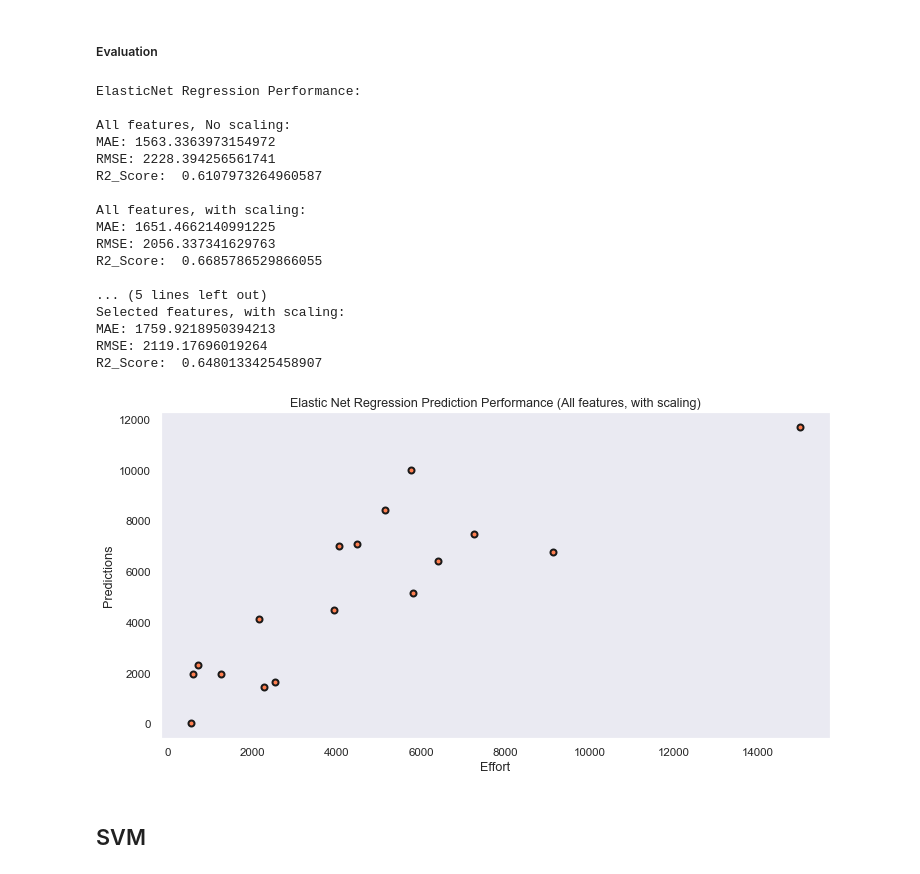
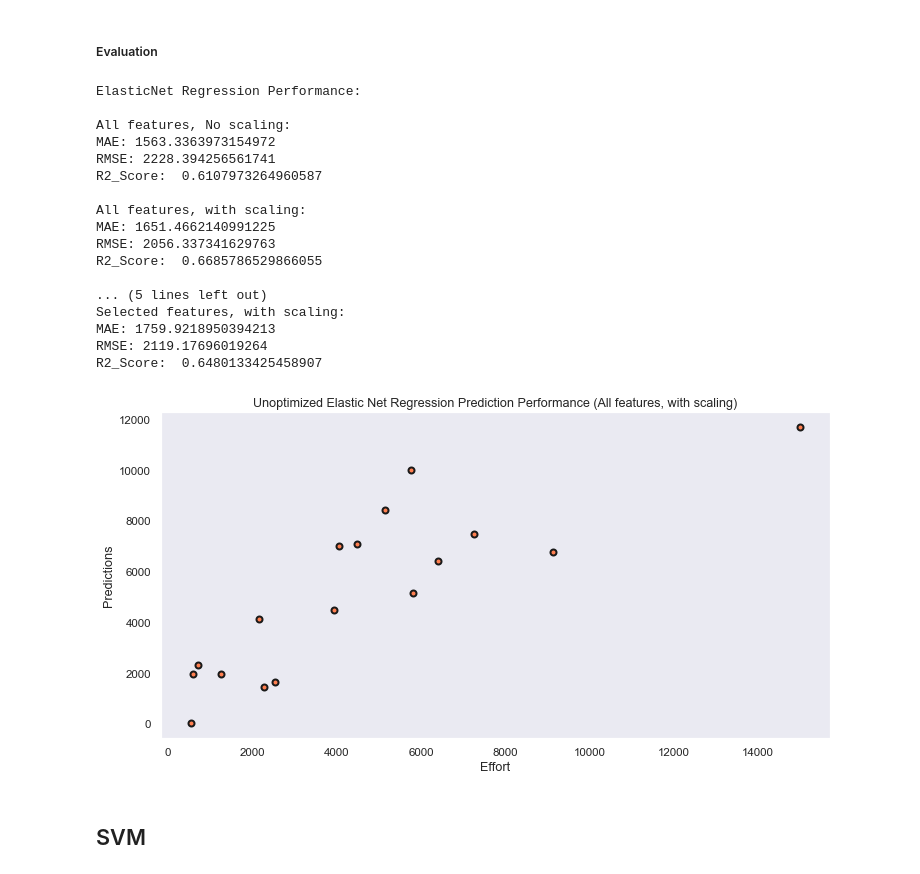
Before and after one commit to bharatnilam/Software-Effort-Estimation-Using-Machine-Learning-Techniques, a Jupyter notebook: Desharnais/desharnais_effort_estimation_final.ipynb, the cells around one changed output. Saved outputs shown, nothing was run; the diff lists cells and outputs as text; code cells hidden in the pictures.

```diff
--- a/Desharnais/desharnais_effort_estimation_final.ipynb
+++ b/Desharnais/desharnais_effort_estimation_final.ipynb
@@ -437,12 +438,6 @@ R2_Score:  0.2376457774175933
 lsr1 = linear_model.Lasso(max_iter=1500)
 lsr1.fit(X_train, y_train)
 
-lsr2 = linear_model.Lasso(max_iter=1500)
-lsr2.fit(X2_train, y2_train)
-
 lsr3 = linear_model.Lasso(max_iter=1500)
 lsr3.fit(X3_train, y3_train)
-
-lsr4 = linear_model.Lasso(max_iter=2000)
-lsr4.fit(X4_train, y4_train)
 # %% [output]
@@ -458,0 +489,12 @@ lsr4_pred = lsr4.predict(X4_test)
+# %%
+rr1 = Ridge()
+rr1.fit(X_train, y_train)
+
+rr2 = Ridge()
+rr2.fit(X2_train, y2_train)
+
+rr3 = Ridge()
+rr3.fit(X3_train, y3_train)
+
+rr4 = Ridge()
+rr4.fit(X4_train, y4_train)
@@ -552,35 +605,35 @@ print('R2_Score: ', metrics.r2_score(y3_test, en3_pred))
 
 print('\nSelected features, with scaling:')
 print('MAE:', metrics.mean_absolute_error(y4_test, en4_pred))
 print('RMSE:', np.sqrt(metrics.mean_squared_error(y4_test, en4_pred)))
 print('R2_Score: ', metrics.r2_score(y4_test, en4_pred))
 
 fig = plt.figure(figsize=(12, 6))
 plt.scatter(y2_test,en2_pred,color='coral', linewidths=2, edgecolors='k')
 plt.xlabel('Effort')
 plt.ylabel('Predictions')
-plt.title('Elastic Net Regression Prediction Performance (All features, with scaling)')
+plt.title('Unoptimized Elastic Net Regression Prediction Performance (All features, with scaling)')
 plt.grid()
 plt.show()
 # %% [output]
 ElasticNet Regression Performance:
 
 All features, No scaling:
 MAE: 1563.3363973154972
 RMSE: 2228.394256561741
 R2_Score:  0.6107973264960587
 
 All features, with scaling:
 MAE: 1651.4662140991225
 RMSE: 2056.337341629763
 R2_Score:  0.6685786529866055
 
 ... (5 lines left out)
 Selected features, with scaling:
 MAE: 1759.9218950394213
 RMSE: 2119.17696019264
 R2_Score:  0.6480133425458907
-[figure, old version]
+[figure, new version]
 # %% [markdown]
 ## SVM
 # %% [markdown]
```
Also changed, not shown: parts of 35 cells of this notebook.
